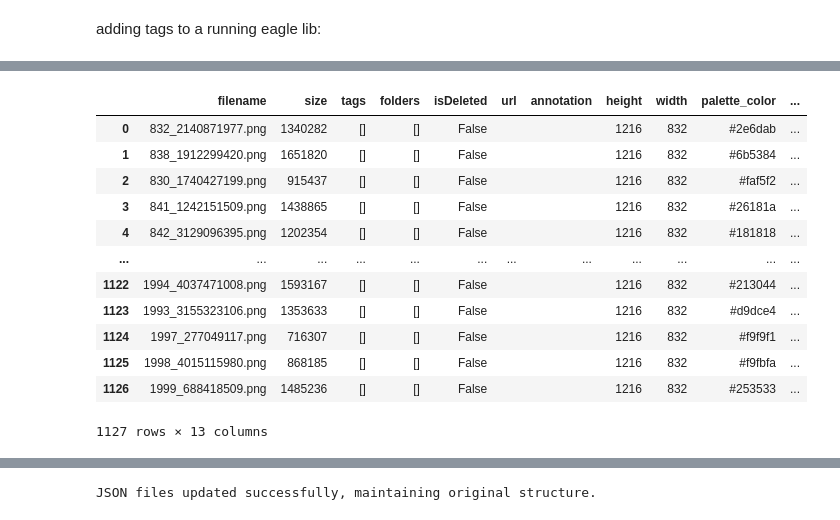
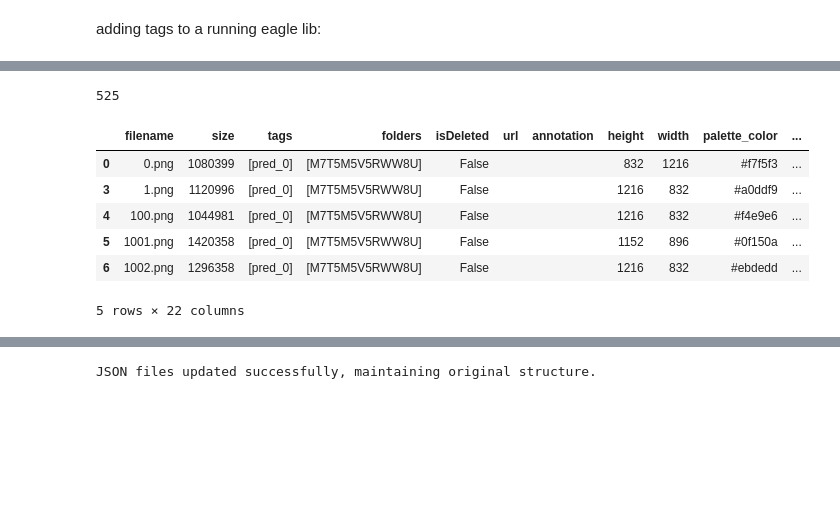
Before and after one commit to arot-devs/eagle-export, a Jupyter notebook: notebooks/dev_windows_labelling.ipynb, the cells around one changed output, grey strips where cells are left out. Drawn from its saved outputs; the diff is of its cells as text; code cells hidden in the pictures; blank space fills up the shorter version.

```diff
--- a/notebooks/dev_windows_labelling.ipynb
+++ b/notebooks/dev_windows_labelling.ipynb
@@ -4,8 +4,15 @@ adding tags to a running eagle lib:
 from eagle_exporter.core import build_dataframe, write_df_to_json
 
 # Build DataFrame without loading images
-folder = r"E:\Datasets\eagle_quick_rate_novelai\eagle_template.library"
+folder = r"E:\Datasets\eagle_quick_rate_novelai\lib_new.library"
 df = build_dataframe(folder, include_images=False, keep_paths=True)
-df
+
+# df = df[df["tags"].apply(lambda x: isinstance(x, list) and len(x) == 0)]
+
+# is emptry or ""
+df = df[df["star"].isna() | df["star"].eq("")]
+
+print(len(df))
+df.head()
 # %% [output]
 Using global temporary directory: C:\Users\Andre\AppData\Local\Temp\unibox_temp
@@ -13,13 +20,8 @@ Using global temporary directory: C:\Users\Andre\AppData\Local\Temp\unibox_temp
+525
 |  | filename | size | tags | folders | isDeleted | url | annotation | height | width | palette_color | ... |
-| 0 | 832_2140871977.png | 1340282 | [] | [] | False |  |  | 1216 | 832 | #2e6dab | ... |
-| 1 | 838_1912299420.png | 1651820 | [] | [] | False |  |  | 1216 | 832 | #6b5384 | ... |
-| 2 | 830_1740427199.png | 915437 | [] | [] | False |  |  | 1216 | 832 | #faf5f2 | ... |
-| 3 | 841_1242151509.png | 1438865 | [] | [] | False |  |  | 1216 | 832 | #26181a | ... |
-| 4 | 842_3129096395.png | 1202354 | [] | [] | False |  |  | 1216 | 832 | #181818 | ... |
-| ... | ... | ... | ... | ... | ... | ... | ... | ... | ... | ... | ... |
-| 1122 | 1994_4037471008.png | 1593167 | [] | [] | False |  |  | 1216 | 832 | #213044 | ... |
-| 1123 | 1993_3155323106.png | 1353633 | [] | [] | False |  |  | 1216 | 832 | #d9dce4 | ... |
-| 1124 | 1997_277049117.png | 716307 | [] | [] | False |  |  | 1216 | 832 | #f9f9f1 | ... |
-| 1125 | 1998_4015115980.png | 868185 | [] | [] | False |  |  | 1216 | 832 | #f9fbfa | ... |
-| 1126 | 1999_688418509.png | 1485236 | [] | [] | False |  |  | 1216 | 832 | #253533 | ... |
+| 0 | 0.png | 1080399 | [pred_0] | [M7T5M5V5RWW8U] | False |  |  | 832 | 1216 | #f7f5f3 | ... |
+| 3 | 1.png | 1120996 | [pred_0] | [M7T5M5V5RWW8U] | False |  |  | 1216 | 832 | #a0ddf9 | ... |
+| 4 | 100.png | 1044981 | [pred_0] | [M7T5M5V5RWW8U] | False |  |  | 1216 | 832 | #f4e9e6 | ... |
+| 5 | 1001.png | 1420358 | [pred_0] | [M7T5M5V5RWW8U] | False |  |  | 1152 | 896 | #0f150a | ... |
+| 6 | 1002.png | 1296358 | [pred_0] | [M7T5M5V5RWW8U] | False |  |  | 1216 | 832 | #ebdedd | ... |
-1127 rows × 13 columns
+5 rows × 22 columns
```
Also changed, not shown: parts of 19 cells of this notebook, 1 other file.
